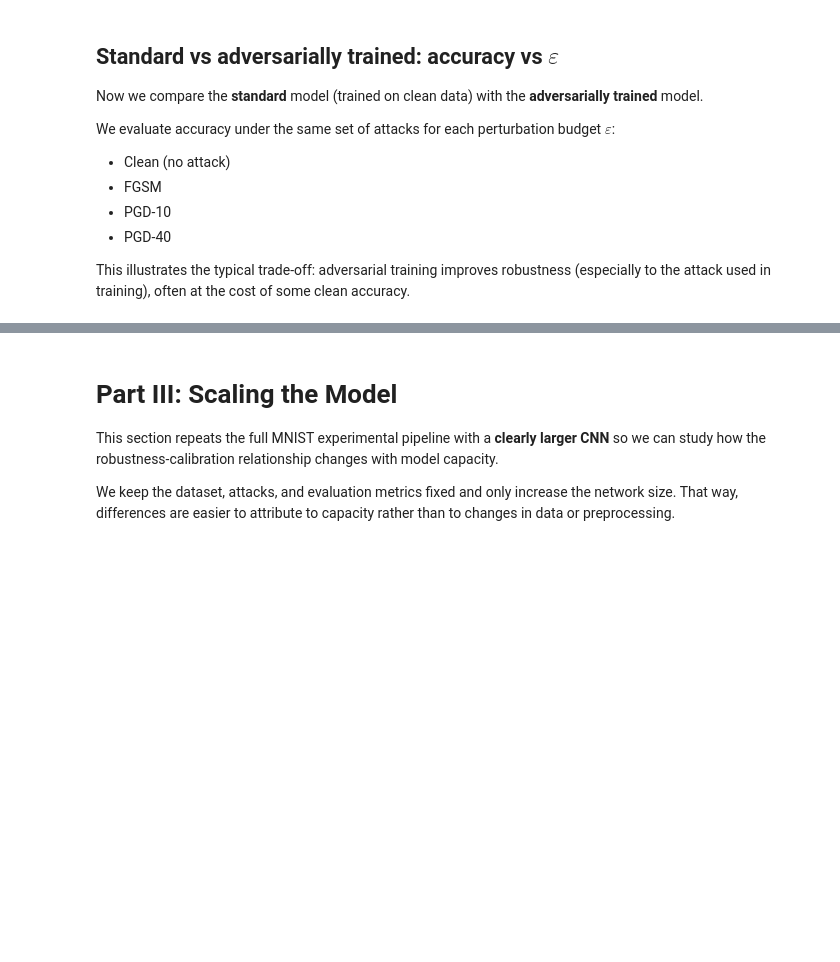
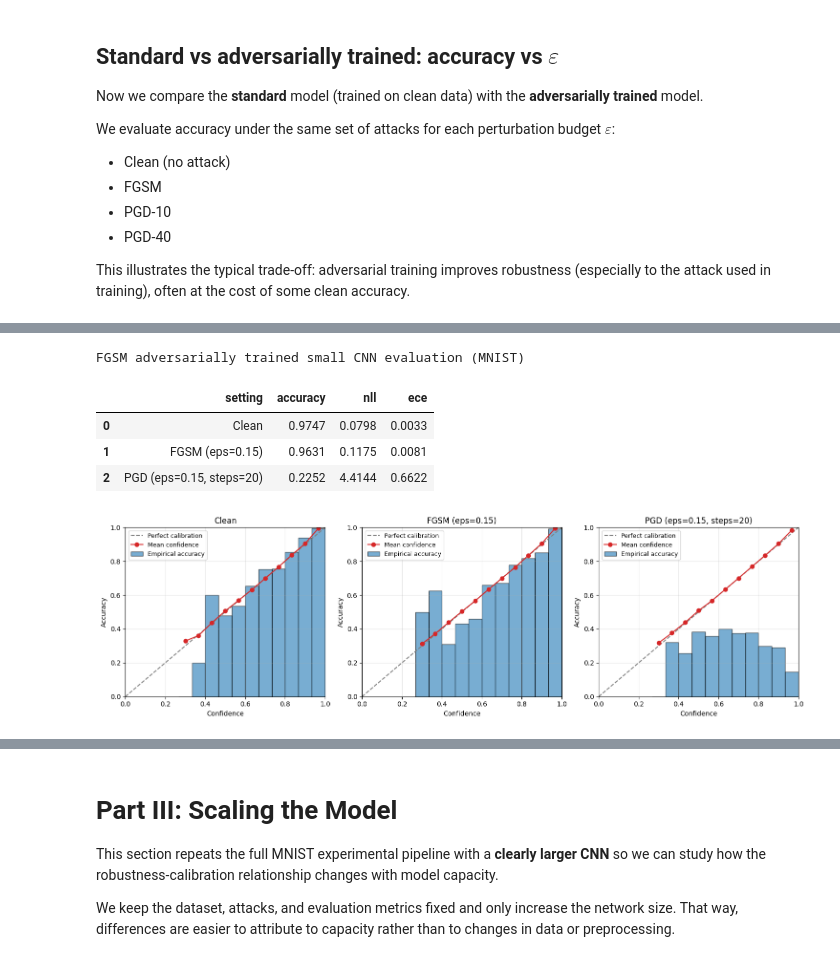
Before and after one commit to ading125/neural-networks, a Jupyter notebook: adv_attacks_clean_gpu_v2 (1).ipynb, the cells around one changed output, grey strips where cells are left out. Cells and saved outputs as stored; diff of their text form; code cells hidden in the pictures; blank space fills up the shorter version.

```diff
--- a/adv_attacks_clean_gpu_v2 (1).ipynb
+++ b/adv_attacks_clean_gpu_v2 (1).ipynb
@@ -1184,0 +1185,36 @@ plt.show()
+# %%
+adv_summary_df, adv_metric_cache = summarize_standard_model(
+    adv_model,
+    test_loader,
+    fgsm_eps=standard_eval_eps,
+    pgd_eps=standard_eval_eps,
+    pgd_alpha=standard_eval_pgd_alpha,
+    pgd_steps=standard_eval_pgd_steps,
+    n_bins=15,
+)
+
+print("FGSM adversarially trained small CNN evaluation (MNIST)")
+display(adv_summary_df.style.format({
+    "accuracy": "{:.4f}",
+    "nll": "{:.4f}",
+    "ece": "{:.4f}",
+}))
+
+fig, axes = plt.subplots(1, 3, figsize=(15, 4.5))
+for ax, item in zip(axes, adv_metric_cache):
+    reliability_diagram_from_logits(
+        item["logits"],
+        item["labels"],
+        n_bins=15,
+        ax=ax,
+        title=item["setting"],
+    )
+plt.tight_layout()
+plt.show()
+# %% [output]
+FGSM adversarially trained small CNN evaluation (MNIST)
+|  | setting | accuracy | nll | ece |
+| 0 | Clean | 0.9747 | 0.0798 | 0.0033 |
+| 1 | FGSM (eps=0.15) | 0.9631 | 0.1175 | 0.0081 |
+| 2 | PGD (eps=0.15, steps=20) | 0.2252 | 4.4144 | 0.6622 |
+[figure, added]
```
Also changed, not shown: parts of 23 cells of this notebook, 1 other file.
